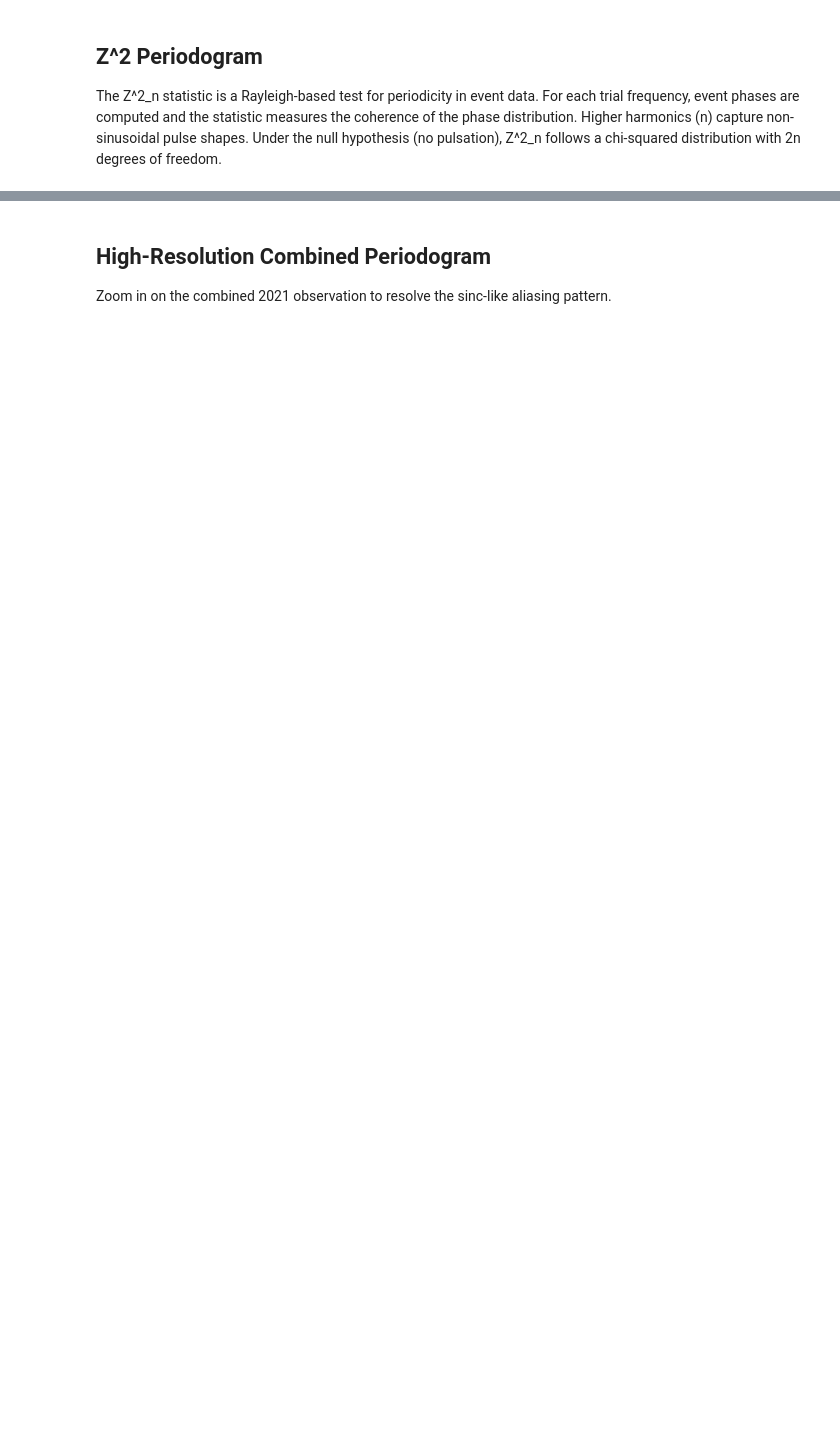
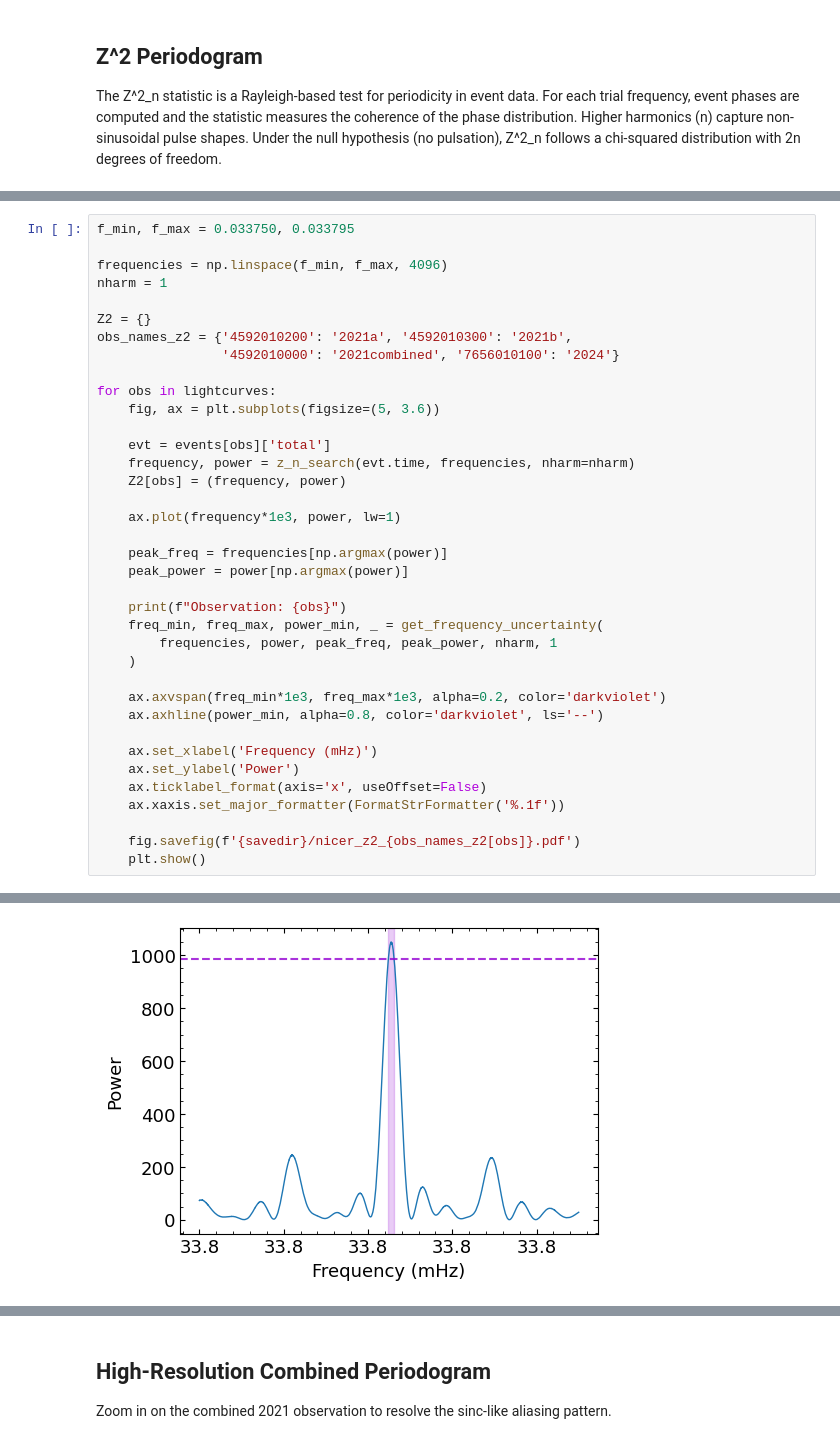
Before and after one commit to ericymiao/ctcvj2056-timing-spin-evolution, a Jupyter notebook: mpl_notebooks/01_nicer_timing.ipynb, the cells around one changed output, grey strips where cells are left out. Saved outputs shown, nothing was run; the diff lists cells and outputs as text; blank space fills up the shorter version.

```diff
--- a/mpl_notebooks/01_nicer_timing.ipynb
+++ b/mpl_notebooks/01_nicer_timing.ipynb
@@ -239,0 +195,38 @@ PERIOD RESULTS:
+# %%
+f_min, f_max = 0.033750, 0.033795
+
+frequencies = np.linspace(f_min, f_max, 4096)
+nharm = 1
+
+Z2 = {}
+obs_names_z2 = {'4592010200': '2021a', '4592010300': '2021b',
+                '4592010000': '2021combined', '7656010100': '2024'}
+
+for obs in lightcurves:
+    fig, ax = plt.subplots(figsize=(5, 3.6))
+
+    evt = events[obs]['total']
+    frequency, power = z_n_search(evt.time, frequencies, nharm=nharm)
+    Z2[obs] = (frequency, power)
+
+    ax.plot(frequency*1e3, power, lw=1)
+
+    peak_freq = frequencies[np.argmax(power)]
+    peak_power = power[np.argmax(power)]
+
+    print(f"Observation: {obs}")
+    freq_min, freq_max, power_min, _ = get_frequency_uncertainty(
+        frequencies, power, peak_freq, peak_power, nharm, 1
+    )
+
+    ax.axvspan(freq_min*1e3, freq_max*1e3, alpha=0.2, color='darkviolet')
+    ax.axhline(power_min, alpha=0.8, color='darkviolet', ls='--')
+
+    ax.set_xlabel('Frequency (mHz)')
+    ax.set_ylabel('Power')
+    ax.ticklabel_format(axis='x', useOffset=False)
+    ax.xaxis.set_major_formatter(FormatStrFormatter('%.1f'))
+
+    fig.savefig(f'{savedir}/nicer_z2_{obs_names_z2[obs]}.pdf')
+    plt.show()
+# %% [output]
@@ -239,0 +243 @@ PERIOD RESULTS:
+[figure, added]
```
Also changed, not shown: parts of 12 cells of this notebook, 42 other files.
